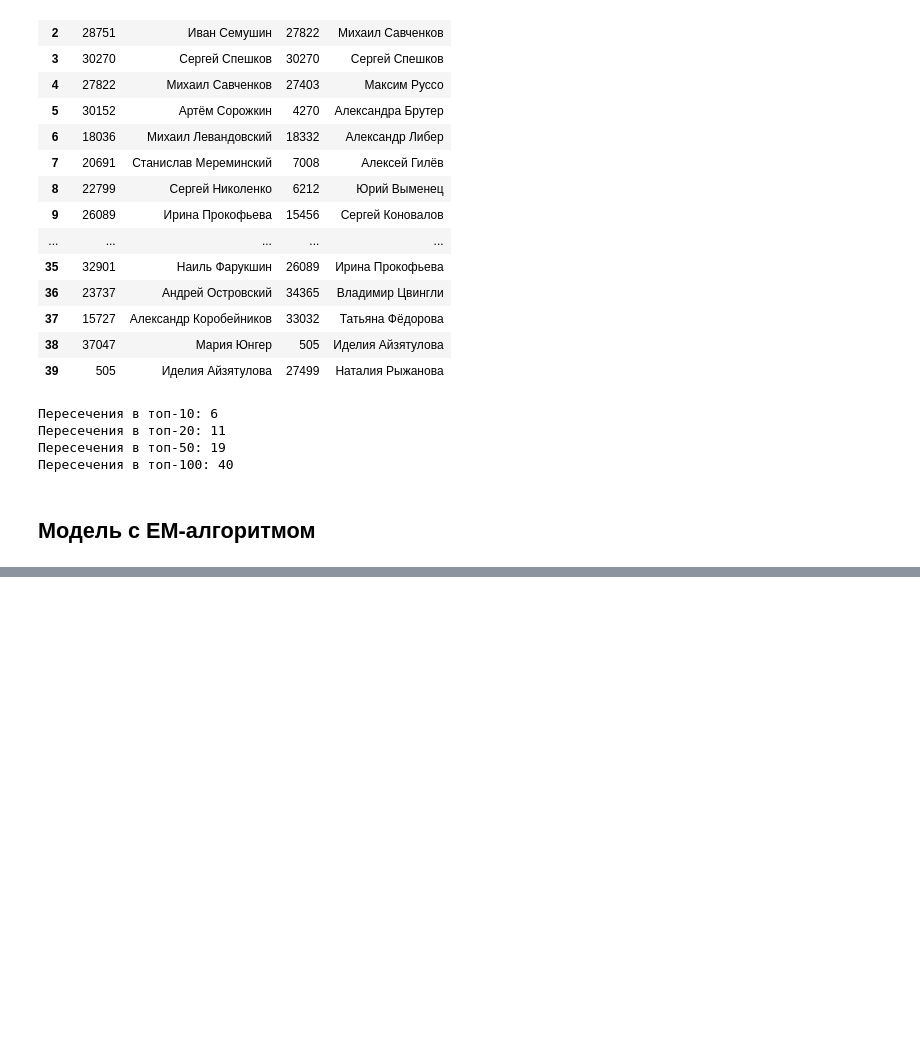
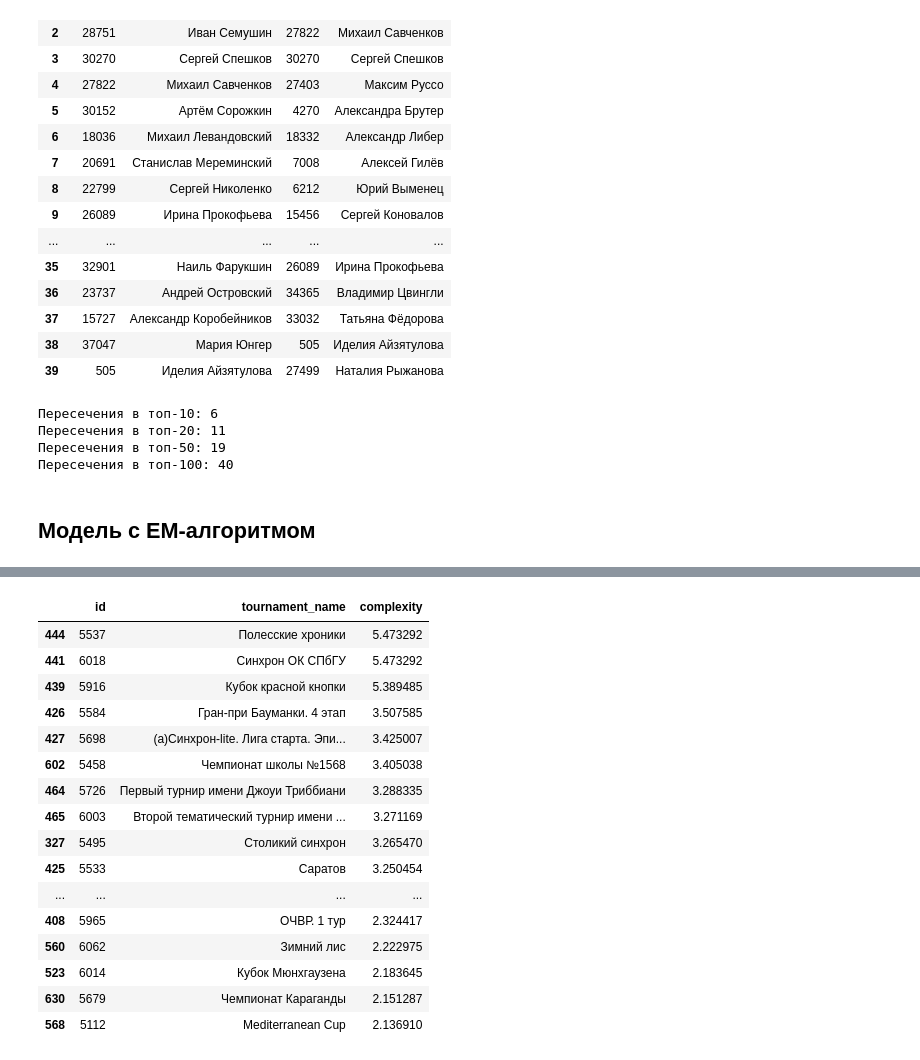
Before and after one commit to robertspb/adv-ml2, a Jupyter notebook: hw_2.ipynb, the cells around one changed output, grey strips where cells are left out. Drawn from its saved outputs; the diff is of its cells as text; code cells hidden in the pictures; blank space fills up the shorter version.

```diff
--- a/hw_2.ipynb
+++ b/hw_2.ipynb
@@ -462,0 +603,63 @@ def em_iterator(n: int, model, preds):
+# %%
+def count_tournament_complexity(tournaments_results,
+                                train_tournaments,
+                                model,
+                                tournaments_of_player,
+                                sorted_players):
+
+  start = len(sorted_players)
+  complexity = model.coef_
+
+  tournaments_complexity_list = []
+  tournaments = []
+  tournaments_names = []
+
+  for player in sorted_players:
+    for tournament in tournaments_of_player[player]:
+      if tournament not in tournaments:
+        tournaments.append(tournament)
+        tournaments_names.append(train_tournaments.loc[tournament, 'name'])
+
+  tournaments_complexity = pd.DataFrame(columns=['id', 'tournament_name', 'complexity'])
+  tournaments_complexity['id'] = tournaments
+  tournaments_complexity['tournament_name'] = tournaments_names
+
+  for id in tournaments:
+    mask = tournaments_results[id].loc[0, 'mask']
+    n_q = len(mask)
+    end = start + n_q
+    tournaments_complexity_list.append(np.mean(complexity[start:end]))
+    start += n_q
+
+  tournaments_complexity['complexity'] = tournaments_complexity_list
+
+  return tournaments_complexity
+# %%
+tournaments_complexity = count_tournament_complexity(train_tournaments_results,
+                                                     train_tournaments,
+                                                     best_model,
+                                                     train_tournaments_of_player, sorted_players)
+
+tournaments_complexity.dropna(subset=["complexity"], inplace=True)
+tournaments_complexity = tournaments_complexity.sort_values(by='complexity', ascending=False)
+# %%
+# топ-50 сложных турниров
+tournaments_complexity.head(40)
+# %% [output]
+|  | id | tournament_name | complexity |
+| 444 | 5537 | Полесские хроники | 5.473292 |
+| 441 | 6018 | Синхрон ОК СПбГУ | 5.473292 |
+| 439 | 5916 | Кубок красной кнопки | 5.389485 |
+| 426 | 5584 | Гран-при Бауманки. 4 этап | 3.507585 |
+| 427 | 5698 | (а)Синхрон-lite. Лига старта. Эпи... | 3.425007 |
+| 602 | 5458 | Чемпионат школы №1568 | 3.405038 |
+| 464 | 5726 | Первый турнир имени Джоуи Триббиани | 3.288335 |
+| 465 | 6003 | Второй тематический турнир имени ... | 3.271169 |
+| 327 | 5495 | Столикий синхрон | 3.265470 |
+| 425 | 5533 | Саратов | 3.250454 |
+| ... | ... | ... | ... |
+| 408 | 5965 | ОЧВР. 1 тур | 2.324417 |
+| 560 | 6062 | Зимний лис | 2.222975 |
+| 523 | 6014 | Кубок Мюнхгаузена | 2.183645 |
+| 630 | 5679 | Чемпионат Караганды | 2.151287 |
+| 568 | 5112 | Mediterranean Cup | 2.136910 |
```
Also changed, not shown: parts of 40 cells of this notebook.
